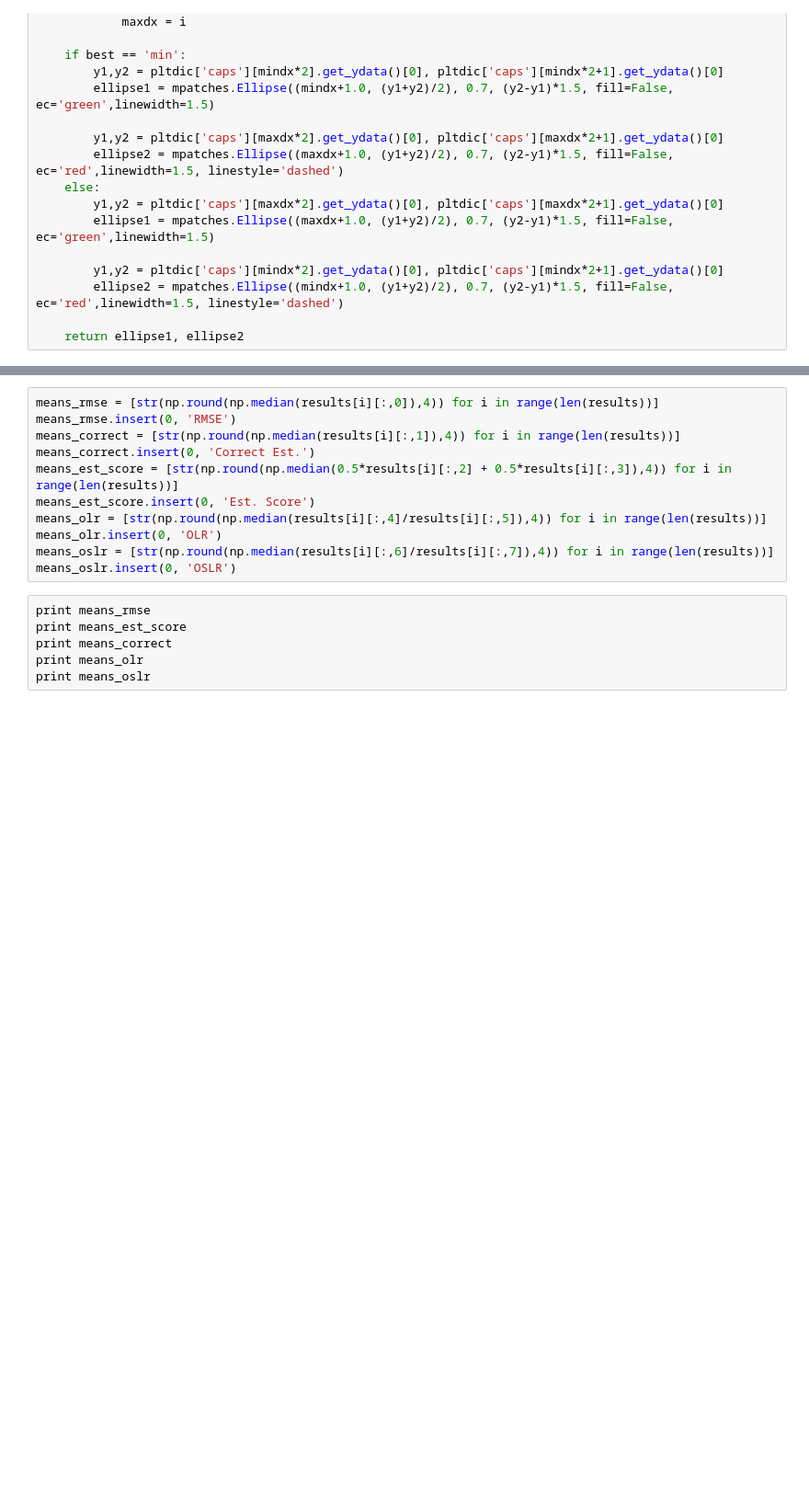
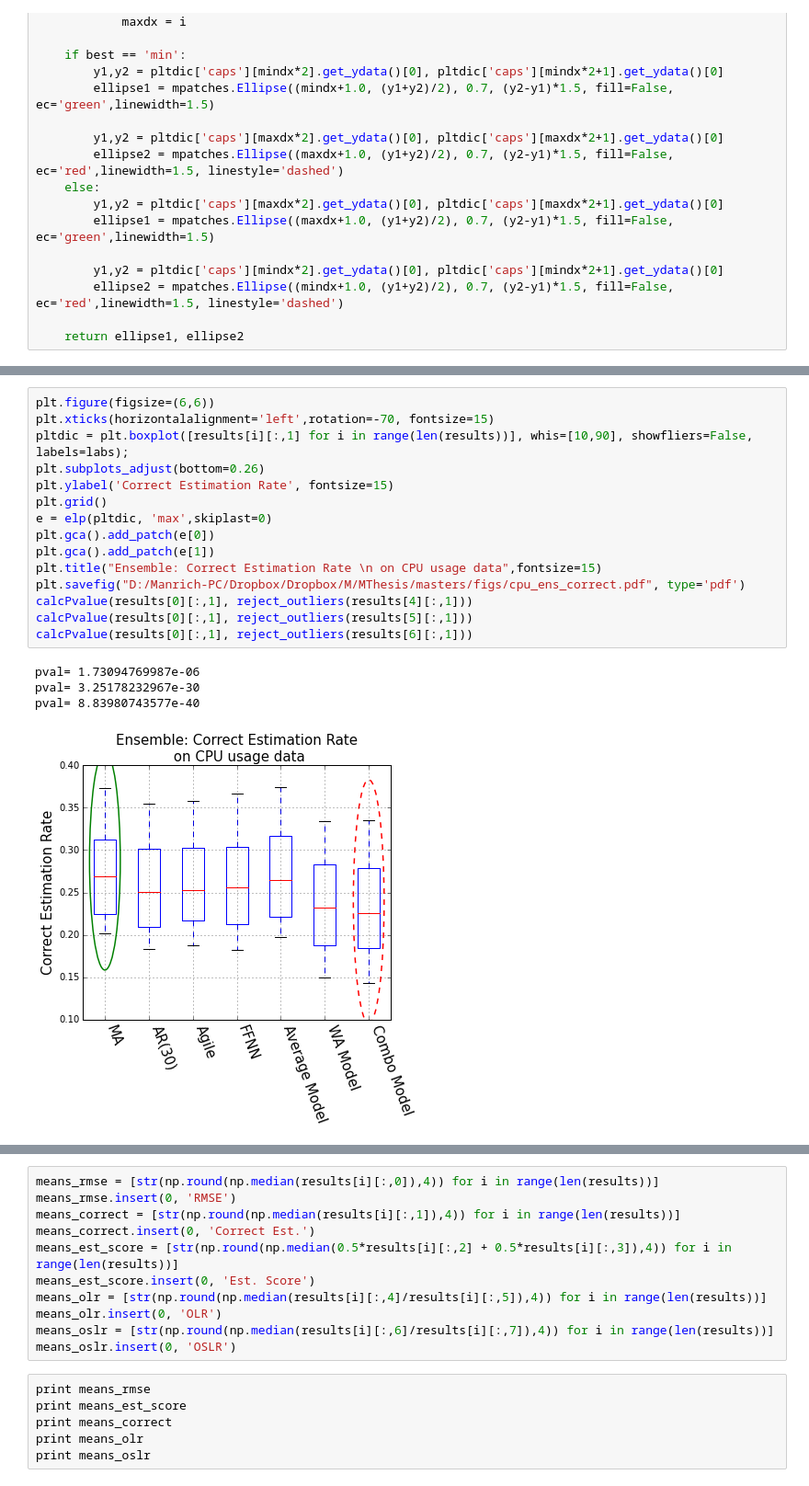
Before and after one commit to Manrich121/ForecastingCloud, a Jupyter notebook: DataPlot/src/model_eval_ensemble_cpu.ipynb, the cells around one changed output, grey strips where cells are left out. Shown at 92% size. Drawn from its saved outputs; the diff is of its cells as text; blank space fills up the shorter version.

```diff
--- a/DataPlot/src/model_eval_ensemble_cpu.ipynb
+++ b/DataPlot/src/model_eval_ensemble_cpu.ipynb
@@ -71,0 +94,20 @@ plt.title("Enseble: RMSE on CPU usage data",fontsize=15)
+# %%
+plt.figure(figsize=(6,6))
+plt.xticks(horizontalalignment='left',rotation=-70, fontsize=15)
+pltdic = plt.boxplot([results[i][:,1] for i in range(len(results))], whis=[10,90], showfliers=False, labels=labs);
+plt.subplots_adjust(bottom=0.26)
+plt.ylabel('Correct Estimation Rate', fontsize=15)
+plt.grid()
+e = elp(pltdic, 'max',skiplast=0)
+plt.gca().add_patch(e[0])
+plt.gca().add_patch(e[1])
+plt.title("Ensemble: Correct Estimation Rate \n on CPU usage data",fontsize=15)
+plt.savefig("D:/Manrich-PC/Dropbox/Dropbox/M/MThesis/masters/figs/cpu_ens_correct.pdf", type='pdf')
+calcPvalue(results[0][:,1], reject_outliers(results[4][:,1]))
+calcPvalue(results[0][:,1], reject_outliers(results[5][:,1]))
+calcPvalue(results[0][:,1], reject_outliers(results[6][:,1]))
+# %% [output]
+pval= 1.73094769987e-06
+pval= 3.25178232967e-30
+pval= 8.83980743577e-40
+[figure, added]
```
Also changed, not shown: parts of 9 cells of this notebook, 8 other files.
